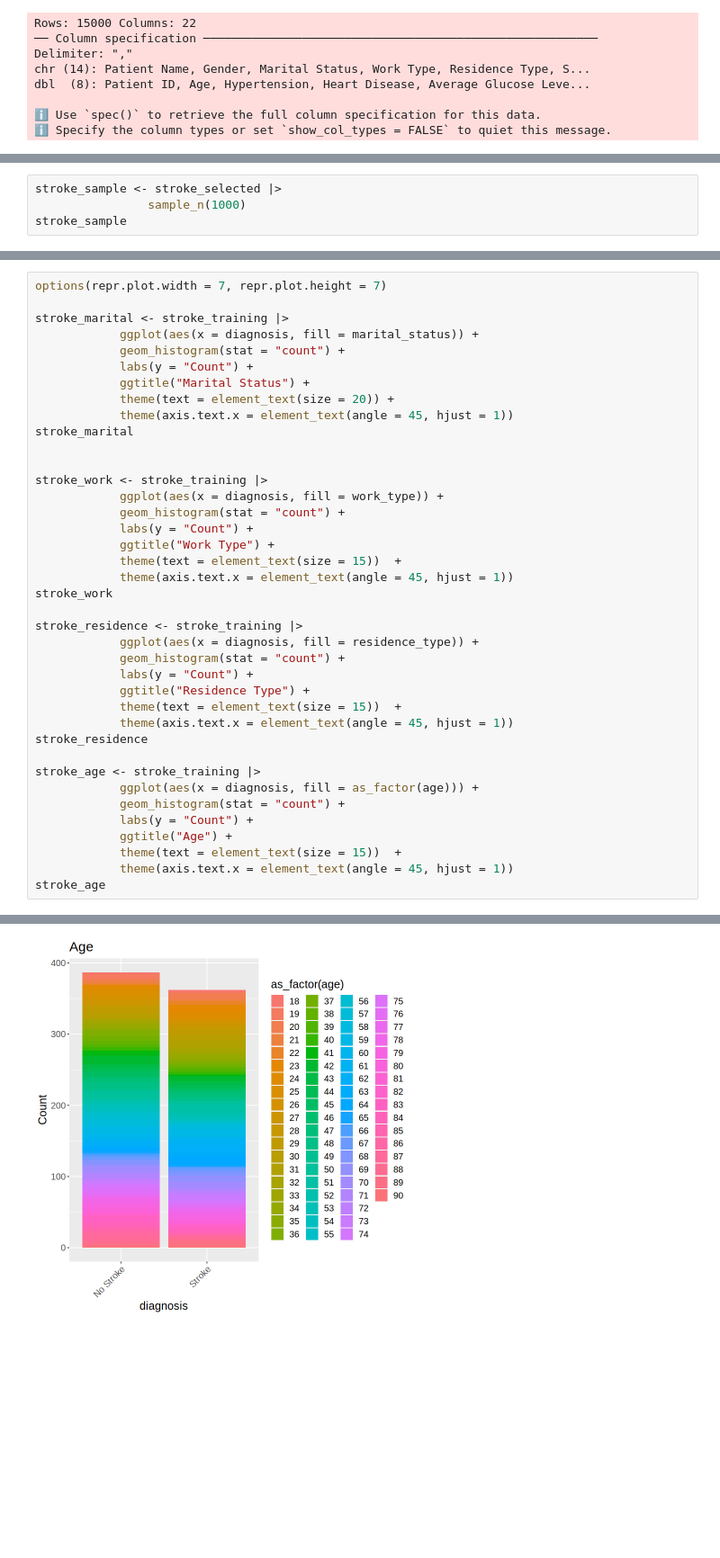
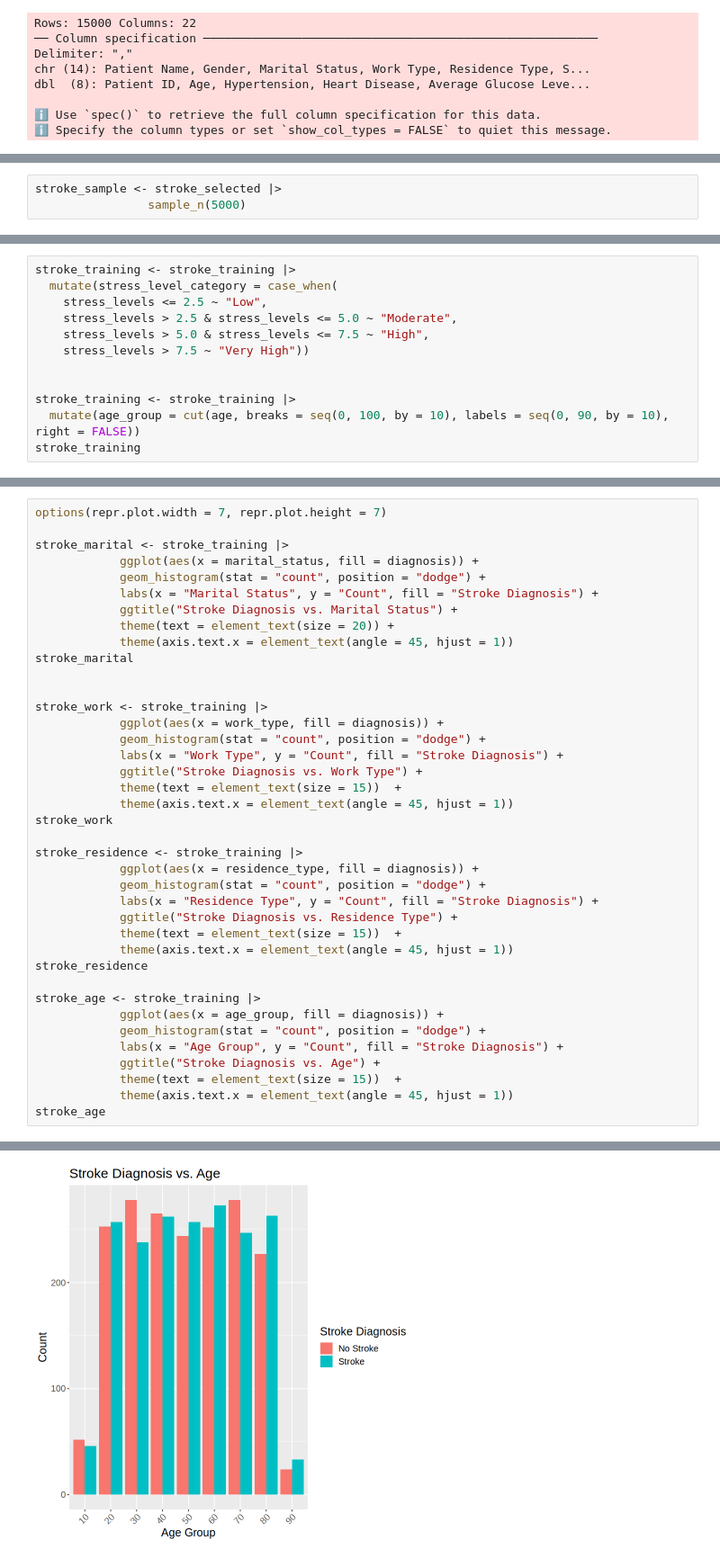
Before and after one commit to Megunight/dsci100-project, a Jupyter notebook: Stroke.project.ipynb, the cells around one changed output, grey strips where cells are left out. Shown at 90% size. Saved outputs shown, nothing was run; the diff lists cells and outputs as text; blank space fills up the shorter version.

```diff
--- a/Stroke.project.ipynb
+++ b/Stroke.project.ipynb
@@ -88,4 +46,3 @@ A tibble: 15000 × 6
 # %%
 stroke_sample <- stroke_selected |>
-                sample_n(1000)
-stroke_sample
+                sample_n(5000)
@@ -137,0 +53,12 @@ A tibble: 749 × 6
+# %%
+stroke_training <- stroke_training |>
+  mutate(stress_level_category = case_when(
+    stress_levels <= 2.5 ~ "Low",
+    stress_levels > 2.5 & stress_levels <= 5.0 ~ "Moderate",
+    stress_levels > 5.0 & stress_levels <= 7.5 ~ "High",
+    stress_levels > 7.5 ~ "Very High"))
+
+
+stroke_training <- stroke_training |>
+  mutate(age_group = cut(age, breaks = seq(0, 100, by = 10), labels = seq(0, 90, by = 10), right = FALSE))
+stroke_training
@@ -139,38 +86,38 @@ A tibble: 749 × 6
 options(repr.plot.width = 7, repr.plot.height = 7)
 
 stroke_marital <- stroke_training |>
-            ggplot(aes(x = diagnosis, fill = marital_status)) +
-            geom_histogram(stat = "count") +
-            labs(y = "Count") +
-            ggtitle("Marital Status") +
+            ggplot(aes(x = marital_status, fill = diagnosis)) +
+            geom_histogram(stat = "count", position = "dodge") +
+            labs(x = "Marital Status", y = "Count", fill = "Stroke Diagnosis") +
+            ggtitle("Stroke Diagnosis vs. Marital Status") +
             theme(text = element_text(size = 20)) +
             theme(axis.text.x = element_text(angle = 45, hjust = 1))
 stroke_marital
 
 
 stroke_work <- stroke_training |>
-            ggplot(aes(x = diagnosis, fill = work_type)) +
-            geom_histogram(stat = "count") +
-            labs(y = "Count") +
-            ggtitle("Work Type") +
+            ggplot(aes(x = work_type, fill = diagnosis)) +
+            geom_histogram(stat = "count", position = "dodge") +
+            labs(x = "Work Type", y = "Count", fill = "Stroke Diagnosis") +
+            ggtitle("Stroke Diagnosis vs. Work Type") +
             theme(text = element_text(size = 15))  +
             theme(axis.text.x = element_text(angle = 45, hjust = 1))
 stroke_work
 
 stroke_residence <- stroke_training |>
-            ggplot(aes(x = diagnosis, fill = residence_type)) +
-            geom_histogram(stat = "count") +
-            labs(y = "Count") +
-            ggtitle("Residence Type") +
+            ggplot(aes(x = residence_type, fill = diagnosis)) +
+            geom_histogram(stat = "count", position = "dodge") +
+            labs(x = "Residence Type", y = "Count", fill = "Stroke Diagnosis") +
+            ggtitle("Stroke Diagnosis vs. Residence Type") +
             theme(text = element_text(size = 15))  +
             theme(axis.text.x = element_text(angle = 45, hjust = 1))
 stroke_residence
 
 stroke_age <- stroke_training |>
-            ggplot(aes(x = diagnosis, fill = as_factor(age))) +
-            geom_histogram(stat = "count") +
-            labs(y = "Count") +
-            ggtitle("Age") +
+            ggplot(aes(x = age_group, fill = diagnosis)) +
+            geom_histogram(stat = "count", position = "dodge") +
+            labs(x = "Age Group", y = "Count", fill = "Stroke Diagnosis") +
+            ggtitle("Stroke Diagnosis vs. Age") +
             theme(text = element_text(size = 15))  +
             theme(axis.text.x = element_text(angle = 45, hjust = 1))
 stroke_age
@@ -189 +136 @@ Warning message in geom_histogram(stat = "count"):
-[figure, old version]
+[figure, new version]
```
Also changed, not shown: parts of 8 cells of this notebook.
